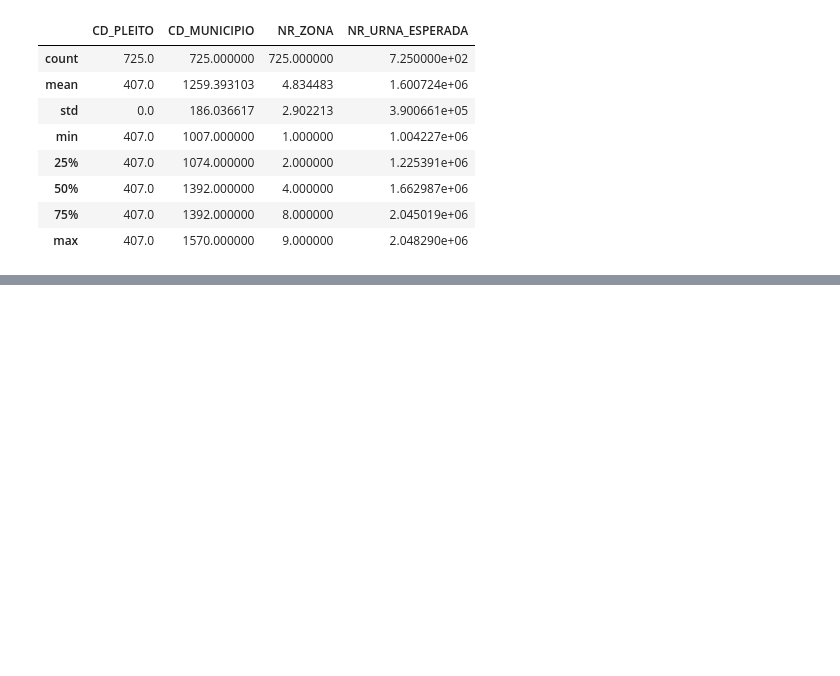
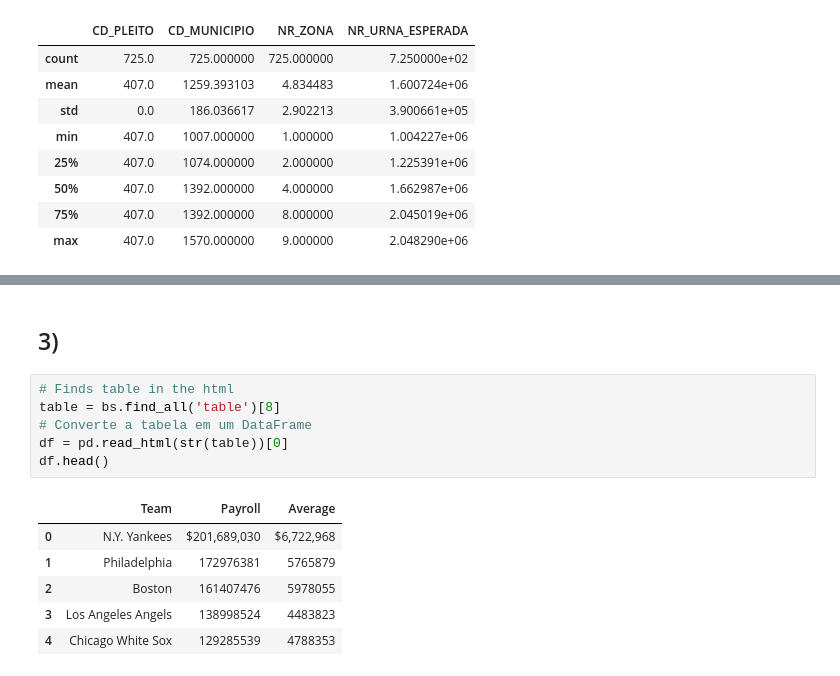
Before and after one commit to pdcos/analise_visual_ciencia_de_dados, a Jupyter notebook: participacao_4/solutions_4.ipynb, the cells around one changed output, grey strips where cells are left out. Drawn from its saved outputs; the diff is of its cells as text; blank space fills up the shorter version.

```diff
--- a/participacao_4/solutions_4.ipynb
+++ b/participacao_4/solutions_4.ipynb
@@ -105,0 +174,15 @@ df_tse.describe()
+# %% [markdown]
+## 3)
+# %%
+# Finds table in the html
+table = bs.find_all('table')[8]
+# Converte a tabela em um DataFrame
+df = pd.read_html(str(table))[0]
+df.head()
+# %% [output]
+|  | Team | Payroll | Average |
+| 0 | N.Y. Yankees | $201,689,030 | $6,722,968 |
+| 1 | Philadelphia | 172976381 | 5765879 |
+| 2 | Boston | 161407476 | 5978055 |
+| 3 | Los Angeles Angels | 138998524 | 4483823 |
+| 4 | Chicago White Sox | 129285539 | 4788353 |
```
Also changed, not shown: parts of 19 cells of this notebook.
